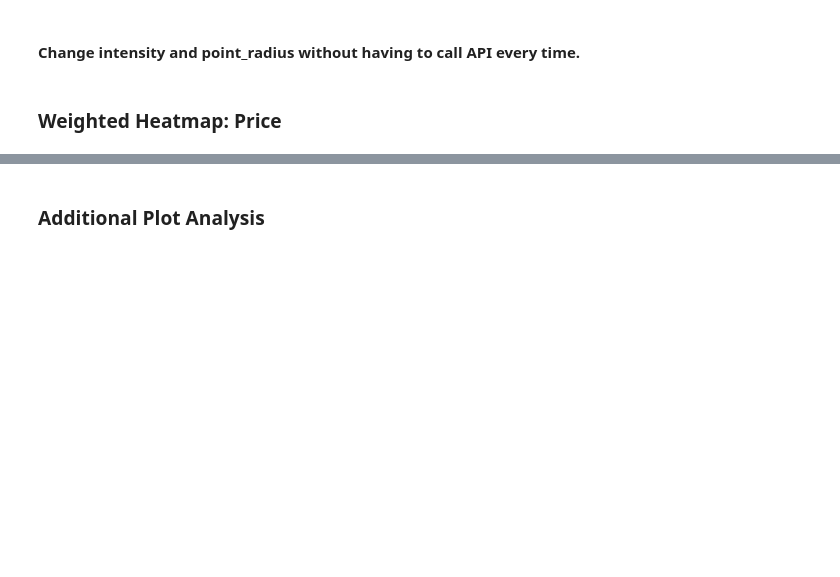
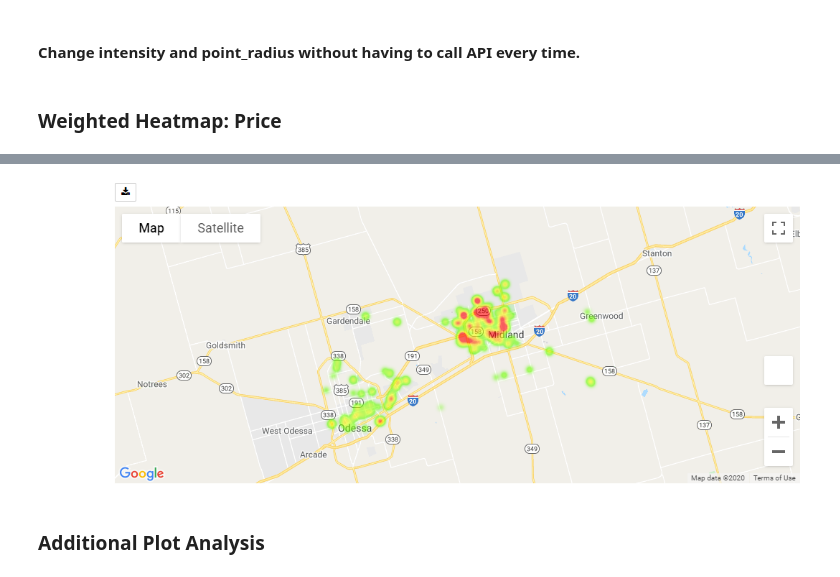
Before and after one commit to kgb89/Airbnb_Midland_TX, a Jupyter notebook: Midland_Airbnb_Analysis.ipynb, the cells around one changed output, grey strips where cells are left out. Saved outputs shown, nothing was run; the diff lists cells and outputs as text; code cells hidden in the pictures; blank space fills up the shorter version.

```diff
--- a/Midland_Airbnb_Analysis.ipynb
+++ b/Midland_Airbnb_Analysis.ipynb
@@ -136,3 +138,8 @@ p
+# %%
+img2 = Image.open('Price_Heatmap.png')
+img2
+# %% [output]
+[figure, added]
 # %%
 heatmap_layer.max_intensity=1
 heatmap_layer.point_radius=10.0
```
Also changed, not shown: parts of 4 cells of this notebook.
